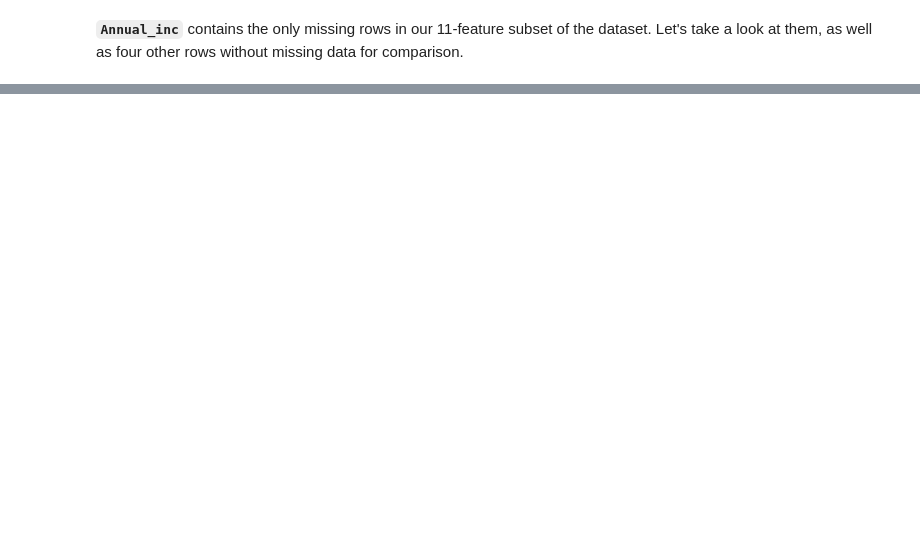
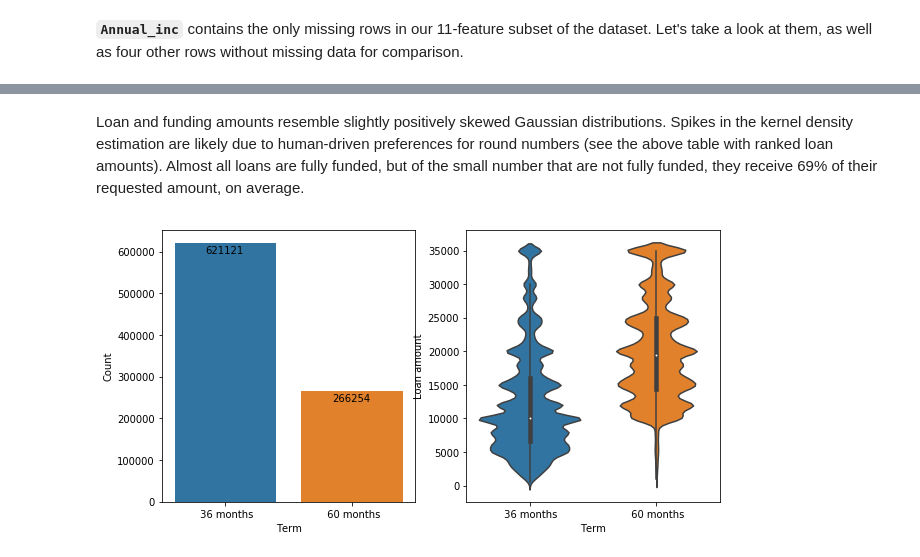
Before and after one commit to ryanpeabody/bx-data-science, a Jupyter notebook: lending-club-analysis.ipynb, the cells around one changed output, grey strips where cells are left out. Cells and saved outputs as stored; diff of their text form; code cells hidden in the pictures; blank space fills up the shorter version.

```diff
--- a/lending-club-analysis.ipynb
+++ b/lending-club-analysis.ipynb
@@ -108,0 +230,20 @@ There is
+# %% [markdown]
+Loan and funding amounts resemble slightly positively skewed Gaussian distributions. Spikes in the kernel density estimation are likely due to human-driven preferences for round numbers (see the above table with ranked loan amounts). Almost all loans are fully funded, but of the small number that are not fully funded, they receive 69% of their requested amount, on average.
+# %%
+fig = plt.figure(figsize = (10, 5))
+
+ax = fig.add_subplot(1, 2, 1)
+sns.countplot(df['term'])
+ax.set_xlabel('Term')
+ax.set_ylabel('Count')
+for p in ax.patches:
+    ax.annotate(int(p.get_height()), (p.get_x()+0.24, p.get_height()-25000))
+
+ax = fig.add_subplot(1, 2, 2)
+sns.violinplot(x='term', y='loan_amnt', data=df)
+ax.set_xlabel('Term')
+ax.set_ylabel('Loan amount')
+
+plt.show()
+# %% [output]
+[figure, added]
```
Also changed, not shown: parts of 52 cells of this notebook, 2 other files.
